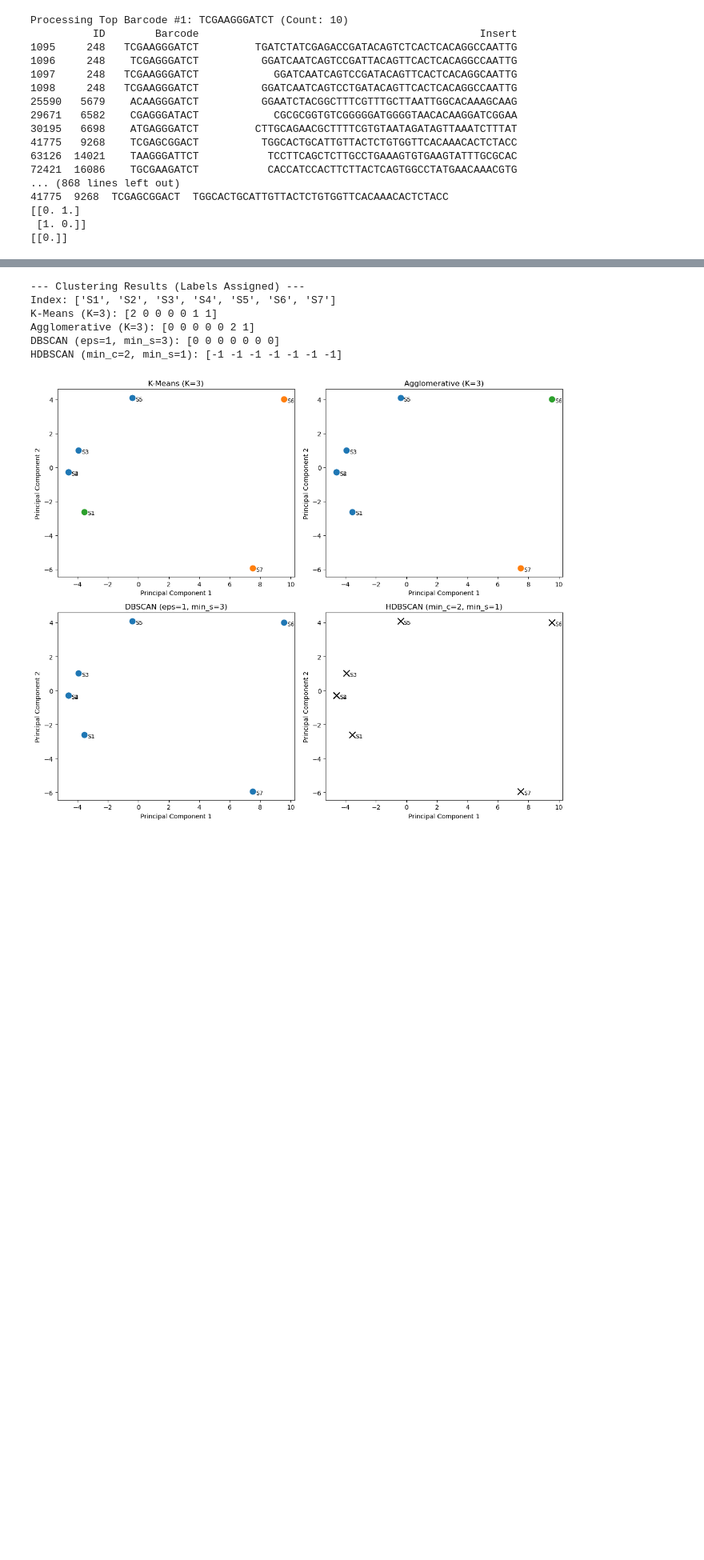
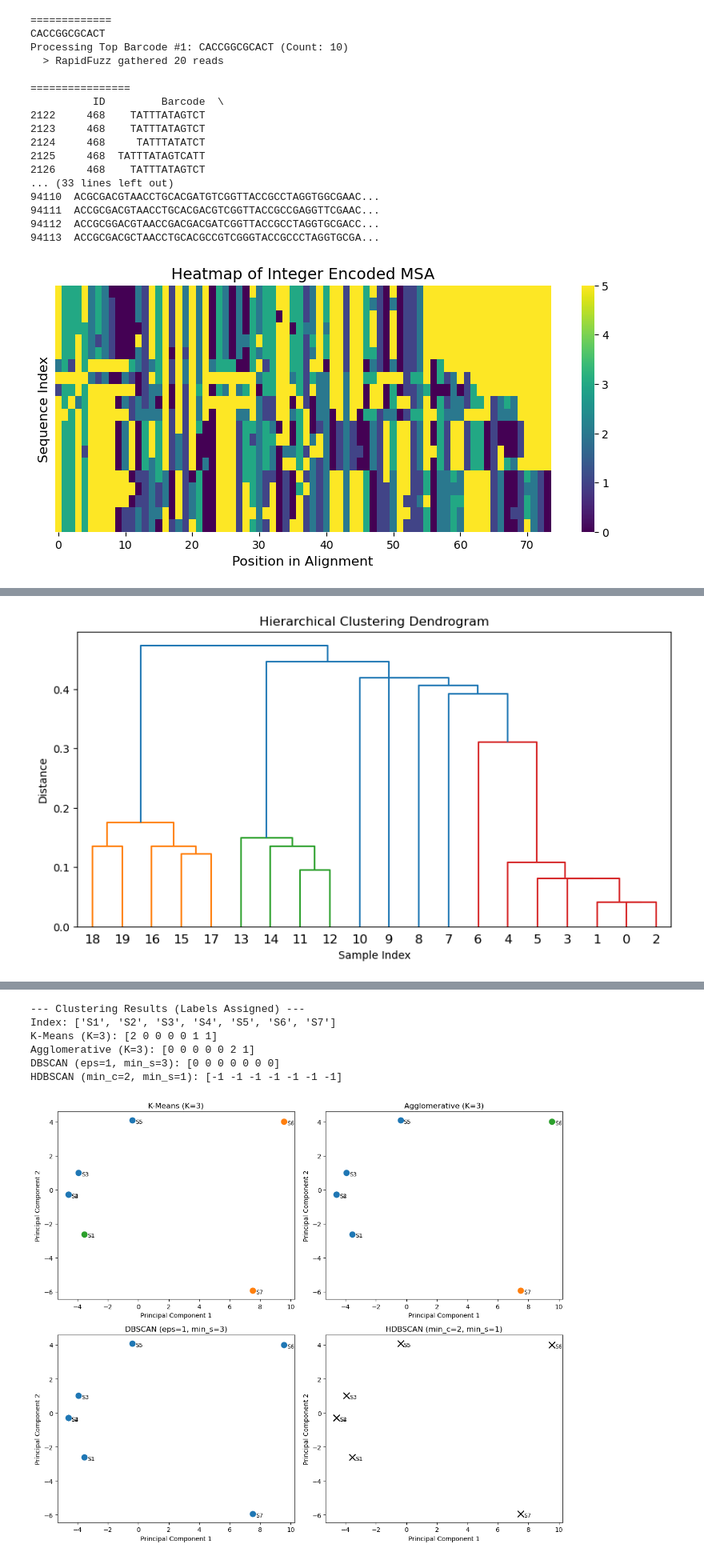
Before and after one commit to Delayed-Gitification/nano_tools, a Jupyter notebook: maybegoingtowork_hbdscan.ipynb, the cells around one changed output, grey strips where cells are left out. Shown: that part at 80% size. Saved outputs shown, nothing was run; the diff lists cells and outputs as text; code cells hidden in the pictures; blank space fills up the shorter version.

```diff
--- a/maybegoingtowork_hbdscan.ipynb
+++ b/maybegoingtowork_hbdscan.ipynb
@@ -482,52 +710,73 @@ def recursive_hamming_driver(sub_df, all_df, barcode_target, percentile_th, expe
 # %%
 # ==== PARAMS =====
+from sklearn.manifold import MDS
+import matplotlib.pyplot as plt
+import seaborn as sns
+from sklearn.manifold import MDS
+import numpy as np
+from sklearn.cluster import OPTICS
+from sklearn.cluster import SpectralClustering
+from scipy.linalg import eigh
+from scipy.cluster.hierarchy import linkage, fcluster
+from sklearn.cluster import AffinityPropagation
+import numpy as np
+from scipy.cluster.hierarchy import linkage, leaves_list
+from scipy.spatial.distance import squareform
+from sklearn.cluster import AgglomerativeClustering
 
 verbose = 3
 percentile_th = 5
 expected_error_rate = 0.1
+PLOTS = True
 
 # ==== RUN =====
 
 barcode_counts = df['Barcode'].value_counts()
 all_barcodes = np.array(barcode_counts.index.tolist())
 
 for i, (top_bc, count) in enumerate(barcode_counts.head(1).items()):
 
+    print(f"\n\n=============\n{top_bc}")
+
     if verbose >= 1:
         print(f"Processing Top Barcode #{i+1}: {top_bc} (Count: {count})")
 
-    # top_bc = "TATCATGGCAGC" # Force specific barcode if needed for debug
+    top_bc = "TATTTATAGTCT" # Force specific barcode if needed for debug
 
     # RapidFuzz
     scores = process.cdist([top_bc], all_barcodes, scorer=fuzz.ratio, dtype=np.uint8)[0]
     candidate_bcs = all_barcodes[np.where(scores > 85)[0]]
     filtered_df = df[df['Barcode'].isin(candidate_bcs)].copy()
 
     # filtered_df = pd.read_csv("~/Downloads/fml.csv")
-    print(filtered_df)
 
     if filtered_df.empty: continue
 
     if verbose >= 2:
         print(f"  > RapidFuzz gathered {len(filtered_df)} reads")
 
     result_df = recursive_hamming_driver(filtered_df, df, top_bc,
                                           percentile_th=percentile_th, verbose=verbose, expected_error_rate=expected_error_rate)
+
+    result_df2 = filter_result_df(result_df, top_bc, verbose)
+
+    print(result_df2[['ID', 'cluster']])
 # %% [output]
-Processing Top Barcode #1: TCGAAGGGATCT (Count: 10)
-          ID        Barcode                                             Insert
-1095     248   TCGAAGGGATCT         TGATCTATCGAGACCGATACAGTCTCACTCACAGGCCAATTG
-1096     248    TCGAGGGATCT          GGATCAATCAGTCCGATTACAGTTCACTCACAGGCCAATTG
-1097     248   TCGAAGGGATCT            GGATCAATCAGTCCGATACAGTTCACTCACAGGCAATTG
-1098     248   TCGAAGGGATCT          GGATCAATCAGTCCTGATACAGTTCACTCACAGGCCAATTG
-25590   5679    ACAAGGGATCT          GGAATCTACGGCTTTCGTTTGCTTAATTGGCACAAAGCAAG
-29671   6582    CGAGGGATACT            CGCGCGGTGTCGGGGGATGGGGTAACACAAGGATCGGAA
-30195   6698    ATGAGGGATCT         CTTGCAGAACGCTTTTCGTGTAATAGATAGTTAAATCTTTAT
-41775   9268    TCGAGCGGACT          TGGCACTGCATTGTTACTCTGTGGTTCACAAACACTCTACC
-63126  14021    TAAGGGATTCT           TCCTTCAGCTCTTGCCTGAAAGTGTGAAGTATTTGCGCAC
-72421  16086    TGCGAAGATCT           CACCATCCACTTCTTACTCAGTGGCCTATGAACAAACGTG
-... (868 lines left out)
-41775  9268  TCGAGCGGACT  TGGCACTGCATTGTTACTCTGTGGTTCACAAACACTCTACC
-[[0. 1.]
- [1. 0.]]
-[[0.]]
+=============
+CACCGGCGCACT
+Processing Top Barcode #1: CACCGGCGCACT (Count: 10)
+  > RapidFuzz gathered 20 reads
+
+================
+          ID         Barcode  \
+2122     468    TATTTATAGTCT
+2123     468    TATTTATAGTCT
+2124     468     TATTTATATCT
+2125     468  TATTTATAGTCATT
+2126     468    TATTTATAGTCT
+... (33 lines left out)
+94110  ACGCGACGTAACCTGCACGATGTCGGTTACCGCCTAGGTGGCGAAC...
+94111  ACCGCGACGTAACCTGCACGACGTCGGTTACCGCCGAGGTTCGAAC...
+94112  ACCGCGGACGTAACCGACGACGATCGGTTACCGCCTAGGTGCGACC...
+94113  ACCGCGACGCTAACCTGCACGCCGTCGGGTACCGCCCTAGGTGCGA...
+[figure, added]
@@ -533,0 +785 @@ Processing Top Barcode #1: TCGAAGGGATCT (Count: 10)
+[figure, added]
```
Also changed, not shown: parts of 5 cells of this notebook, 17 other files.
